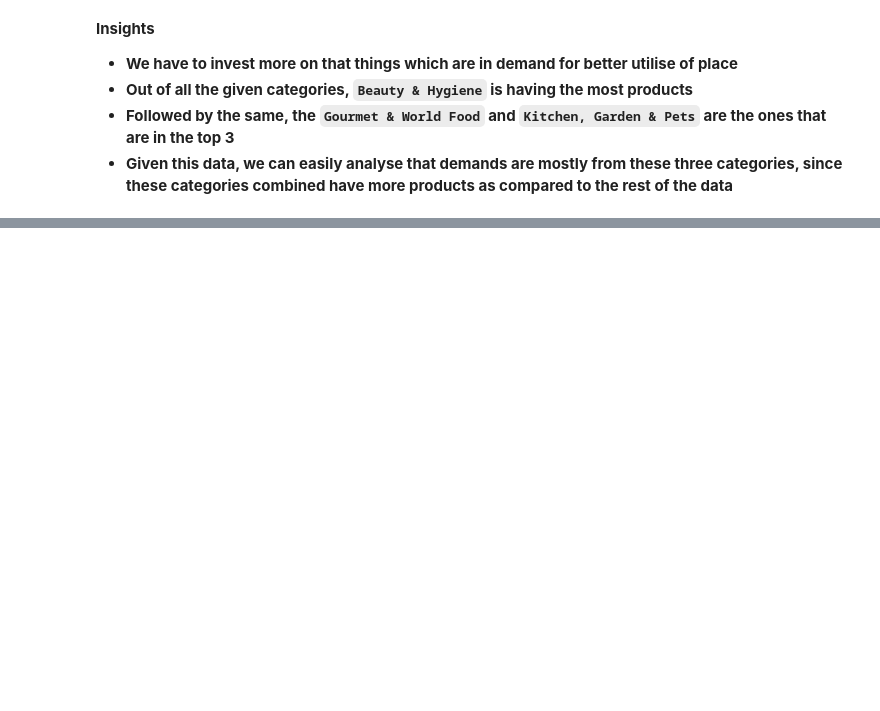
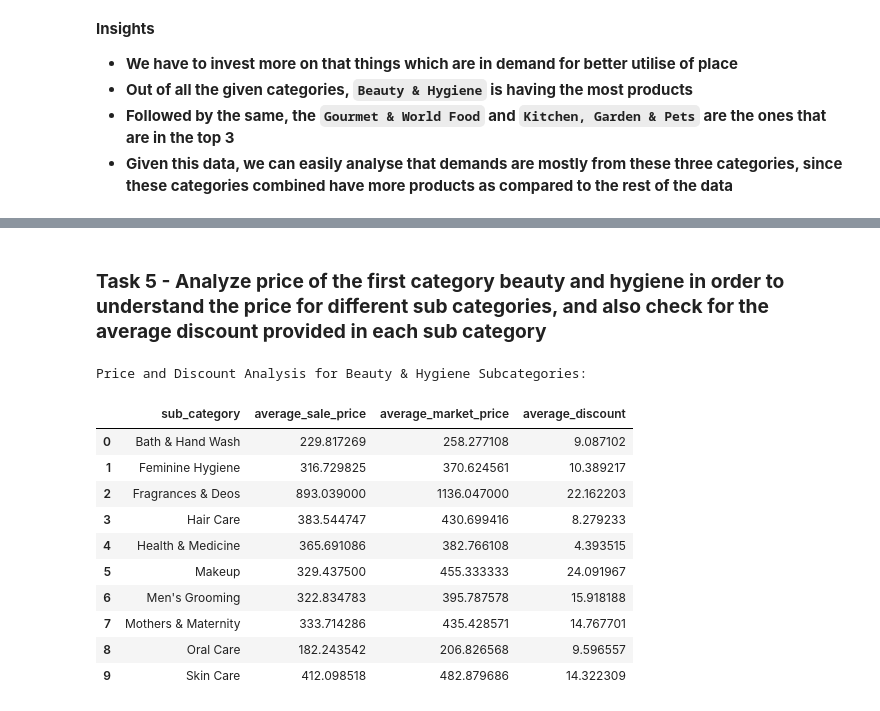
Before and after one commit to quantumhome/DataAnalysisCaseStudy, a Jupyter notebook: 31stMay_BigBasket_Dev.ipynb, the cells around one changed output, grey strips where cells are left out. Saved outputs shown, nothing was run; the diff lists cells and outputs as text; code cells hidden in the pictures; blank space fills up the shorter version.

```diff
--- a/31stMay_BigBasket_Dev.ipynb
+++ b/31stMay_BigBasket_Dev.ipynb
@@ -198,0 +338,26 @@ fig.show()
+# %% [markdown]
+### **Task 5 - Analyze price of the first category beauty and hygiene in order to understand the price for different sub categories, and also check for the average discount provided in each sub category**
+# %%
+beauty_hygiene_df = df[df['category'] == 'Beauty & Hygiene']
+# %%
+beauty_hygiene_price_discount = beauty_hygiene_df.groupby('sub_category').agg(
+    average_sale_price=('sale_price', 'mean'),
+    average_market_price=('market_price', 'mean'),
+    average_discount=('finalized_discounts', 'mean')
+).reset_index()
+# %%
+print(Fore.YELLOW + "Price and Discount Analysis for Beauty & Hygiene Subcategories:" + Style.RESET_ALL)
+beauty_hygiene_price_discount
+# %% [output]
+Price and Discount Analysis for Beauty & Hygiene Subcategories:
+|  | sub_category | average_sale_price | average_market_price | average_discount |
+| 0 | Bath & Hand Wash | 229.817269 | 258.277108 | 9.087102 |
+| 1 | Feminine Hygiene | 316.729825 | 370.624561 | 10.389217 |
+| 2 | Fragrances & Deos | 893.039000 | 1136.047000 | 22.162203 |
+| 3 | Hair Care | 383.544747 | 430.699416 | 8.279233 |
+| 4 | Health & Medicine | 365.691086 | 382.766108 | 4.393515 |
+| 5 | Makeup | 329.437500 | 455.333333 | 24.091967 |
+| 6 | Men's Grooming | 322.834783 | 395.787578 | 15.918188 |
+| 7 | Mothers & Maternity | 333.714286 | 435.428571 | 14.767701 |
+| 8 | Oral Care | 182.243542 | 206.826568 | 9.596557 |
+| 9 | Skin Care | 412.098518 | 482.879686 | 14.322309 |
```
Also changed, not shown: parts of 79 cells of this notebook.
